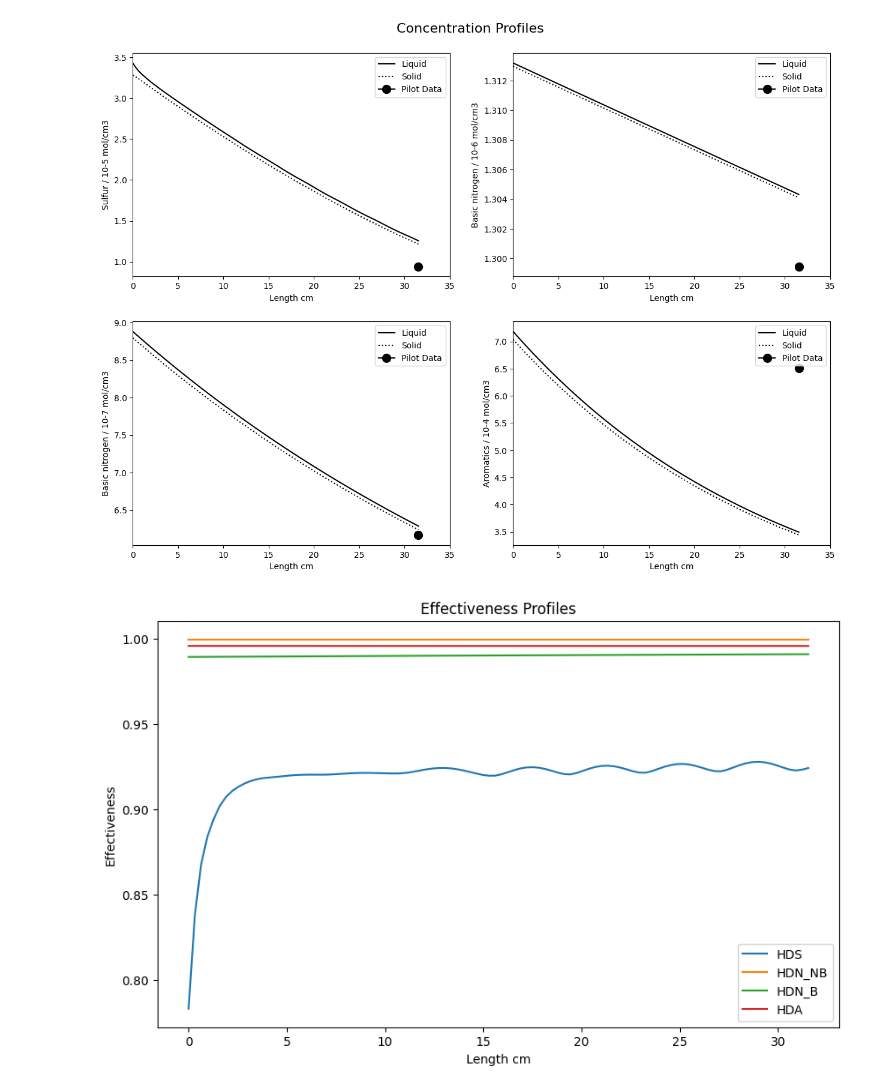
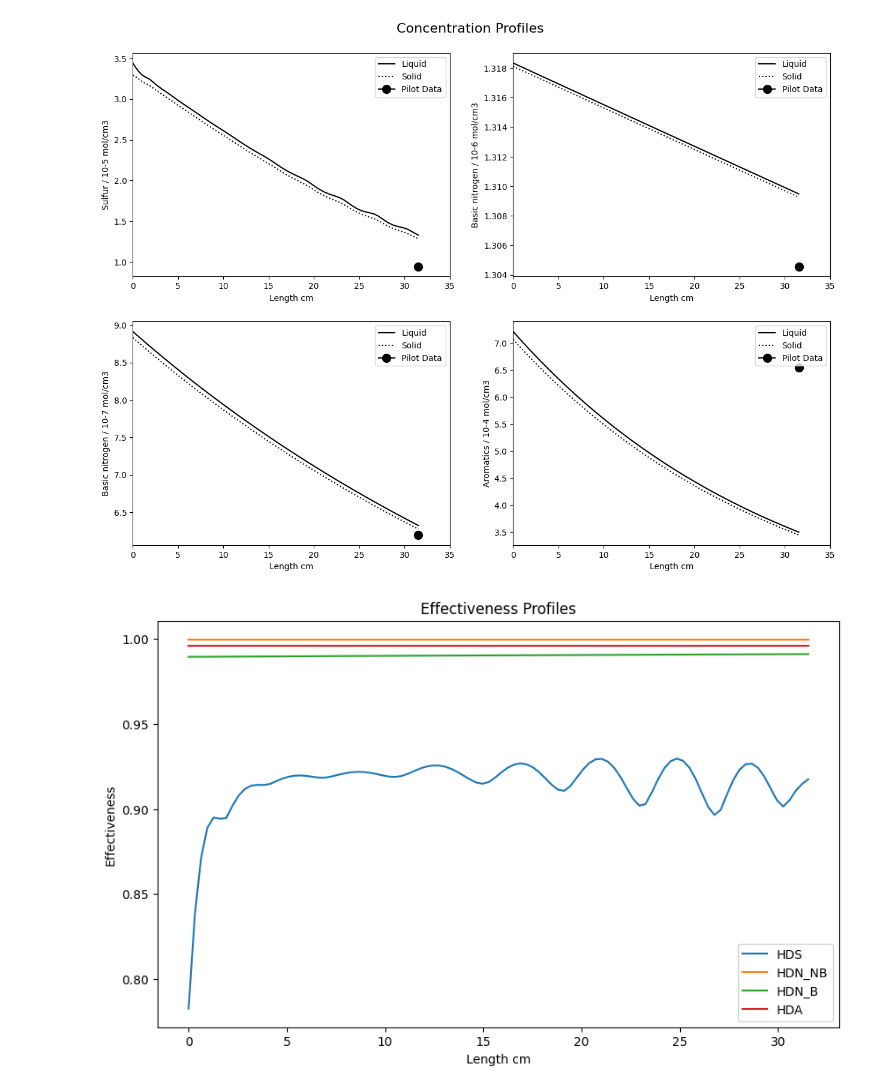
Before and after one commit to Leonardo-Ferreira-byte/Project_Reactor, a Jupyter notebook: teste.ipynb, the cells around one changed output. Cells and saved outputs as stored; diff of their text form; code cells hidden in the pictures.

```diff
--- a/teste.ipynb
+++ b/teste.ipynb
@@ -16,7 +25,7 @@ cL60 = 0 #inlet concentration of naphtneses in mol/cm^3.
 
 y0 = np.array([w0, w1, w2, w3, cL40, cL50, cL60, pG40, pG50])
 # %%
-simulator = Simulator(y0, heterogeneous = True, n_points = 6)
+simulator = Simulator(y0, heterogeneous = False, n_points = 3)
 simulator.solve()
 # %%
 surface_concentrations= simulator.get_surface_concentrations_profiles()
@@ -95,25 +104,25 @@ plt.subplots_adjust(top=0.93)
 # Display the graph
 plt.show()
 # %% [output]
-[figure, old version]
+[figure, new version]
 # %%
 effectiveness_profiles = simulator.get_evectiveness_profile(surface_concentrations)
 
 # Create a single graph with four plots
 plt.figure(figsize=(10, 6))
 
 plt.plot(t_eval, effectiveness_profiles[0], label='HDS')
 plt.plot(t_eval, effectiveness_profiles[1], label='HDN_NB')
 plt.plot(t_eval, effectiveness_profiles[2], label='HDN_B')
 plt.plot(t_eval, effectiveness_profiles[3], label='HDA')
 
 # Add legend and labels
 plt.legend()
 plt.xlabel('Length cm')
 plt.ylabel('Effectiveness')
-plt.title('Effectiveness Profiles')
+plt.title(f'Effectiveness Profiles')
 
 # Show the plot
 plt.show()
 # %% [output]
-[figure, old version]
+[figure, new version]
```
Also changed, not shown: parts of 3 cells of this notebook, 16 other files.
